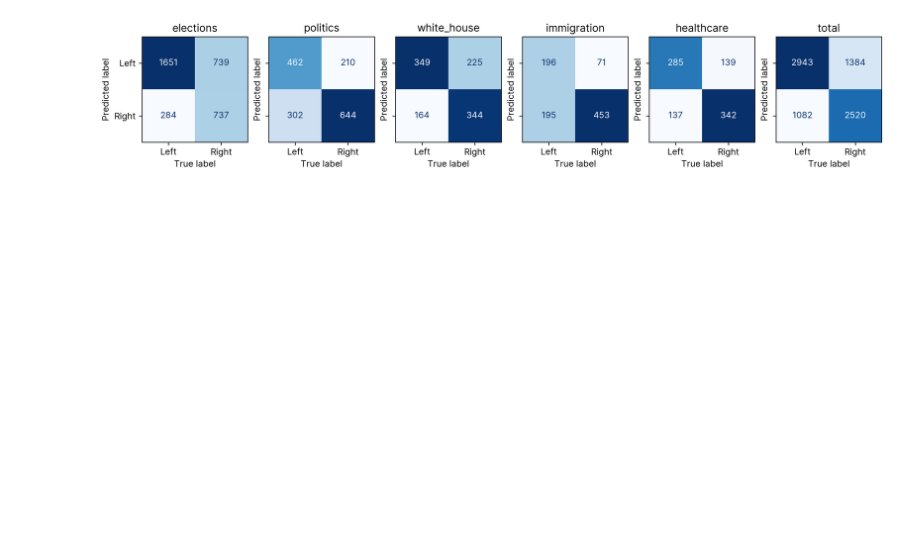
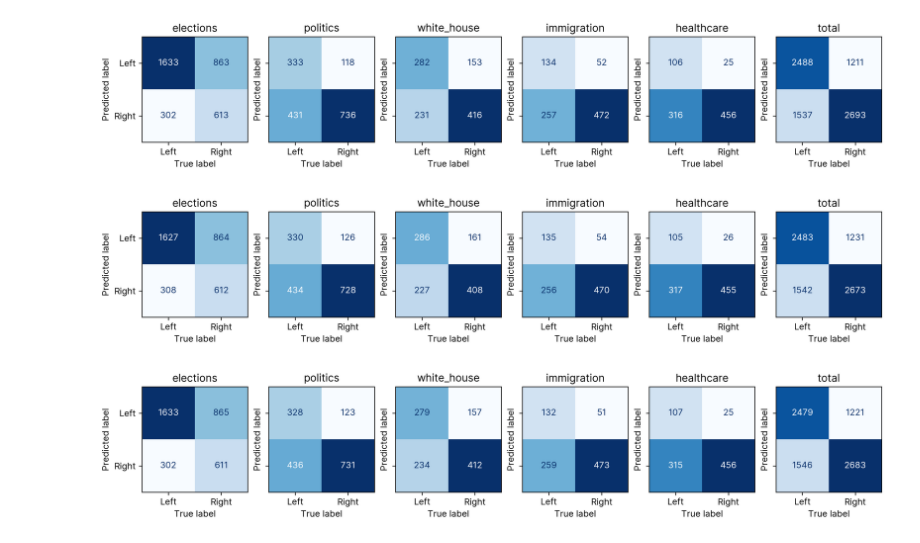
Before and after one commit to Wesley-Allen-01/CSCI4022_FinalProject, a Jupyter notebook: confusions.ipynb, the cells around one changed output. Cells and saved outputs as stored; diff of their text form; code cells hidden in the pictures; blank space fills up the shorter version.

```diff
--- a/confusions.ipynb
+++ b/confusions.ipynb
@@ -43,21 +36,34 @@ def init_saveplace():
 # %%
-fig, axes = plt.subplots(nrows=1, ncols=len(confusions), figsize=(15,4), sharey='all', sharex='all')
-alignments = ['Left', 'Right']
+def make_matrix_for_load(data_path, save_name):
+    df = pd.read_csv(data_path)
+    confusions = transform_df_dict(df)
 
-for ax, (dataset, matrix) in zip(axes, confusions.items()):
-    disp = ConfusionMatrixDisplay(confusion_matrix=matrix,
-                                  display_labels=alignments).plot(
-                                      ax=ax,
-                                      colorbar=False,
-                                      cmap="Blues"
-                                  )
-    ax.title.set_text(dataset)
-    ax.set(
-        xlabel="True label",
-        ylabel="Predicted label"
-    )
+    fig, axes = plt.subplots(nrows=1, ncols=len(confusions), figsize=(15,4), sharey='all', sharex='all')
+    alignments = ['Left', 'Right']
 
-saveplace = init_saveplace()
-plt.savefig(os.path.join(saveplace, 'nn-confusion.png'), transparent=True)
+    for ax, (dataset, matrix) in zip(axes, confusions.items()):
+        disp = ConfusionMatrixDisplay(confusion_matrix=matrix,
+                                    display_labels=alignments).plot(
+                                        ax=ax,
+                                        colorbar=False,
+                                        cmap="Blues"
+                                    )
+        ax.title.set_text(dataset)
+        ax.set(
+            xlabel="True label",
+            ylabel="Predicted label"
+        )
+
+    saveplace = init_saveplace()
+    plt.savefig(os.path.join(saveplace, save_name), transparent=True)
+
+def matrices_for_loads(loads, data_dir):
+    for value in loads.values():
+        data_path = os.path.join(data_dir, value[0])
+        make_matrix_for_load(data_path, value[1])
-# %% [output]
-[figure, removed]
+# %%
+matrices_for_loads(lr_loads, lr_data_dir)
+# %% [output]
+[figure, added]
+[figure, added]
+[figure, added]
```
Also changed, not shown: parts of 4 cells of this notebook, 8 other files.
